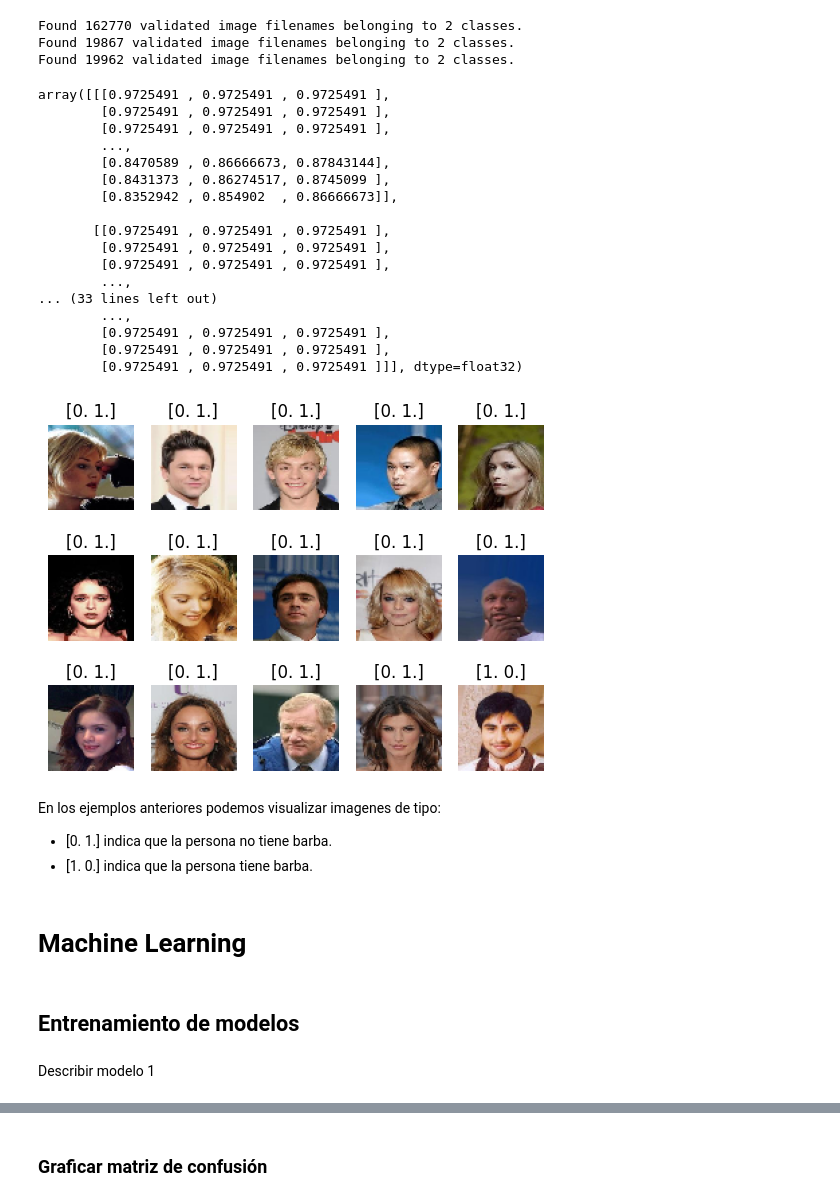
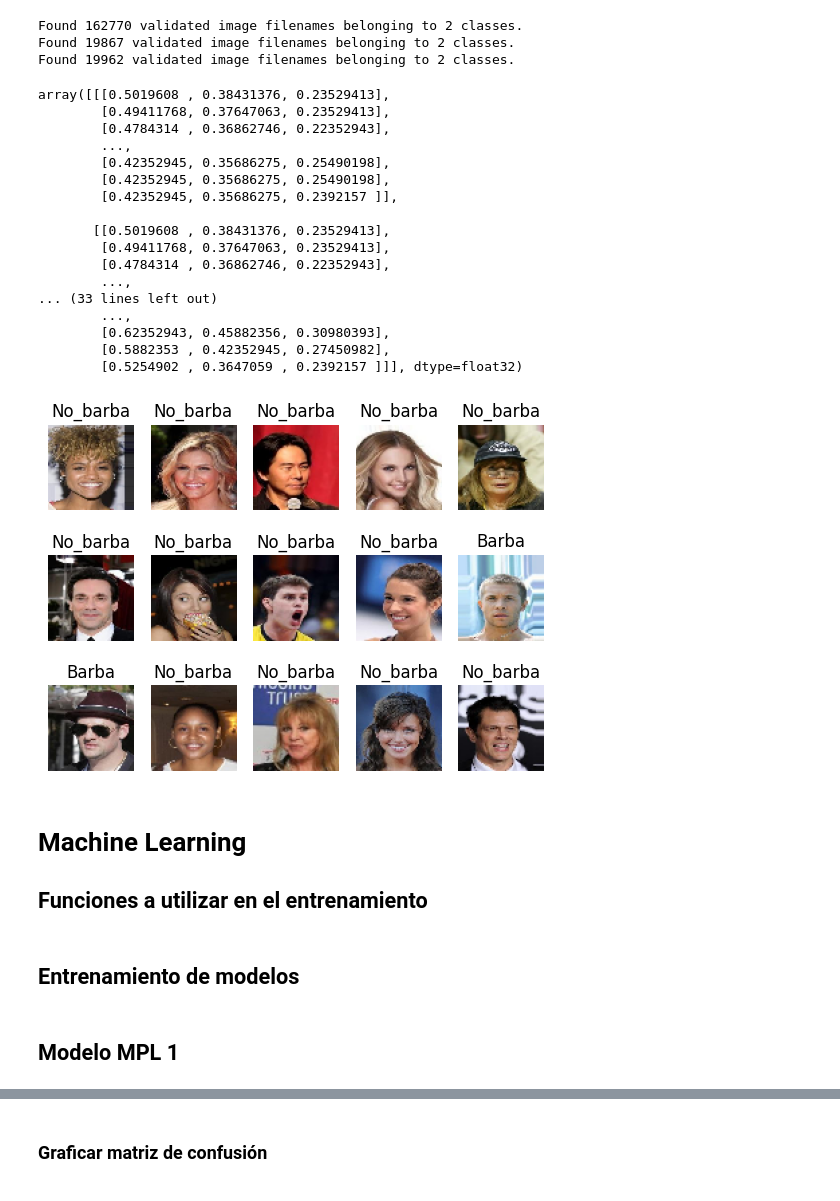
Before and after one commit to MatiasWilliner/TP_ML_Dominguez_Lastra_Williner, a Jupyter notebook: tp3_celebfaces.ipynb, the cells around one changed output, grey strips where cells are left out. Saved outputs shown, nothing was run; the diff lists cells and outputs as text; code cells hidden in the pictures.

Commit message:
entrenamiento_tp3

```diff
--- a/tp3_celebfaces.ipynb
+++ b/tp3_celebfaces.ipynb
@@ -54,7 +56,7 @@ Para que esto funcione, se debe bajar y descomprimir el archivo del siguiente [e
 En nuestro caso, utilizaremos las imágenes, *list_eval_partition.csv* y *list_attr_celeba.csv* para desarrollar un modelo que sea capaz de detectar si una persona tiene o no barba a partir de una foto. Entonces, nuestro target será el atributo *No_Beard*, que determina si una persona en una imagen no tiene barba.
 # %%
 # Modificar por la ruta donde se encuentran los archivos
-current_path = '/home/matias/Documentos/archive/'
+current_path = 'C:/Users/matia/OneDrive/Documentos/archive/'
 #current_path = '/home/yair/Files/archive/'
 
 imgs_path = Path(current_path, 'img_align_celeba/img_align_celeba')
@@ -77,4 +79,6 @@ df.sample(5)
 # %%
+class_names = ["Barba","No_barba"]
+
 # Restablecemos los valores de la columna No_Beard
 df.loc[df['No_Beard'] == -1,'No_Beard'] = "Barba"
 df.loc[df['No_Beard'] == 1,'No_Beard'] = "No_Barba"
@@ -181,8 +185,7 @@ parameters = dict(
     x_col='image_id',
     y_col='No_Beard',
     target_size=(IMAGE_SIZE),
-    class_mode='categorical',
-    batch_size=BATCH_SIZE,
+    class_mode='binary',
 )
 
 # Generar datasets
@@ -200,26 +203,26 @@ train_imgs, train_labels = train_generator.next()
 # Estructura de una imagen
 train_imgs[0]
 # %% [output]
-array([[[0.9725491 , 0.9725491 , 0.9725491 ],
-        [0.9725491 , 0.9725491 , 0.9725491 ],
-        [0.9725491 , 0.9725491 , 0.9725491 ],
+array([[[0.5019608 , 0.38431376, 0.23529413],
+        [0.49411768, 0.37647063, 0.23529413],
+        [0.4784314 , 0.36862746, 0.22352943],
         ...,
-        [0.8470589 , 0.86666673, 0.87843144],
-        [0.8431373 , 0.86274517, 0.8745099 ],
-        [0.8352942 , 0.854902  , 0.86666673]],
+        [0.42352945, 0.35686275, 0.25490198],
+        [0.42352945, 0.35686275, 0.25490198],
+        [0.42352945, 0.35686275, 0.2392157 ]],
 
-       [[0.9725491 , 0.9725491 , 0.9725491 ],
-        [0.9725491 , 0.9725491 , 0.9725491 ],
-        [0.9725491 , 0.9725491 , 0.9725491 ],
+       [[0.5019608 , 0.38431376, 0.23529413],
+        [0.49411768, 0.37647063, 0.23529413],
+        [0.4784314 , 0.36862746, 0.22352943],
         ...,
 ... (33 lines left out)
         ...,
-        [0.9725491 , 0.9725491 , 0.9725491 ],
-        [0.9725491 , 0.9725491 , 0.9725491 ],
-        [0.9725491 , 0.9725491 , 0.9725491 ]]], dtype=float32)
+        [0.62352943, 0.45882356, 0.30980393],
+        [0.5882353 , 0.42352945, 0.27450982],
+        [0.5254902 , 0.3647059 , 0.2392157 ]]], dtype=float32)
 # %%
 # Dibujar imagenes de ejemplo
-def draw_images(dataset):
+def draw_images(dataset, class_names):
     cant_imgs = 15
     row_plt = 3
     col_plt = 5
@@ -227,15 +230,15 @@ def draw_images(dataset):
     for i in range(cant_imgs):
         ax = plt.subplot(row_plt, col_plt, i + 1)
         plt.imshow(images[i])
-        plt.title(labels[i])
+        class_index = "No_barba" if labels[i] == 1 else "Barba"
+        plt.title(class_index)
+        plt.grid(False)
         plt.axis("off")
 # %%
-draw_images(train_generator)
+draw_images(train_generator, class_names)
 # %% [output]
-[figure, old version]
+[figure, new version]
-# %% [markdown]
-En los ejemplos anteriores podemos visualizar imagenes de tipo:
-* [0. 1.] indica que la persona no tiene barba.
-* [1. 0.] indica que la persona tiene barba.
 # %% [markdown]
 # Machine Learning
+
+## Funciones a utilizar en el entrenamiento
@@ -242,7 +307,7 @@ En los ejemplos anteriores podemos visualizar imagenes de tipo:
 # %% [markdown]
 ## Entrenamiento de modelos
 # %% [markdown]
-Describir modelo 1
+## Modelo MPL 1
 # %%
 model_MPL_1 = Sequential(
     [
```
Also changed, not shown: parts of 94 cells of this notebook.
